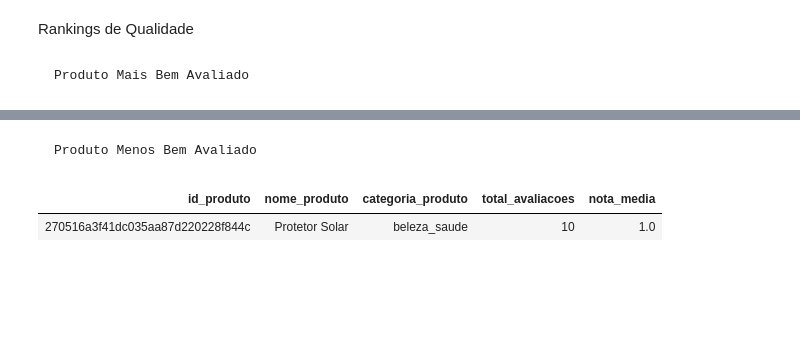
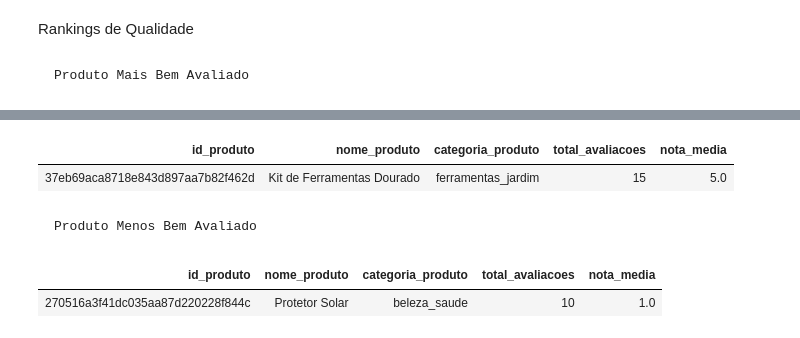
Before and after one commit to andrecastrom06/medallion, a Jupyter notebook: Gold.ipynb, the cells around one changed output, grey strips where cells are left out. Cells and saved outputs as stored; diff of their text form; code cells hidden in the pictures; blank space fills up the shorter version.

```diff
--- a/Gold.ipynb
+++ b/Gold.ipynb
@@ -270,3 +258,13 @@ display(produto_melhor)
+# %%
+# Produto MAIS bem avaliado (desempate pelo total de avaliações)
+produto_melhor = df_prod_agg.orderBy(
+    F.desc("nota_media"),
+    F.desc("total_avaliacoes")
+).limit(1)
+display(produto_melhor)
+# %% [output]
+| id_produto | nome_produto | categoria_produto | total_avaliacoes | nota_media |
+| 37eb69aca8718e843d897aa7b82f462d | Kit de Ferramentas Dourado | ferramentas_jardim | 15 | 5.0 |
 # %% [markdown]
     Produto Menos Bem Avaliado
 # %%
```
Also changed, not shown: parts of 9 cells of this notebook, 3 other files.
